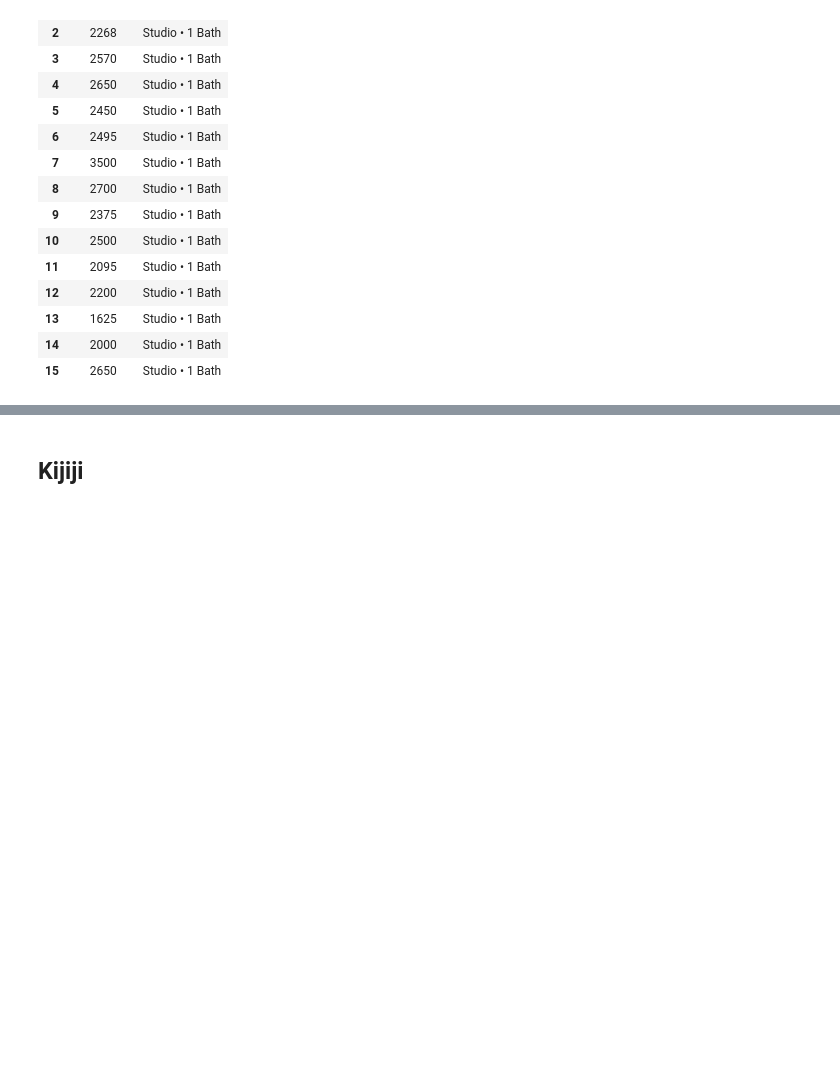
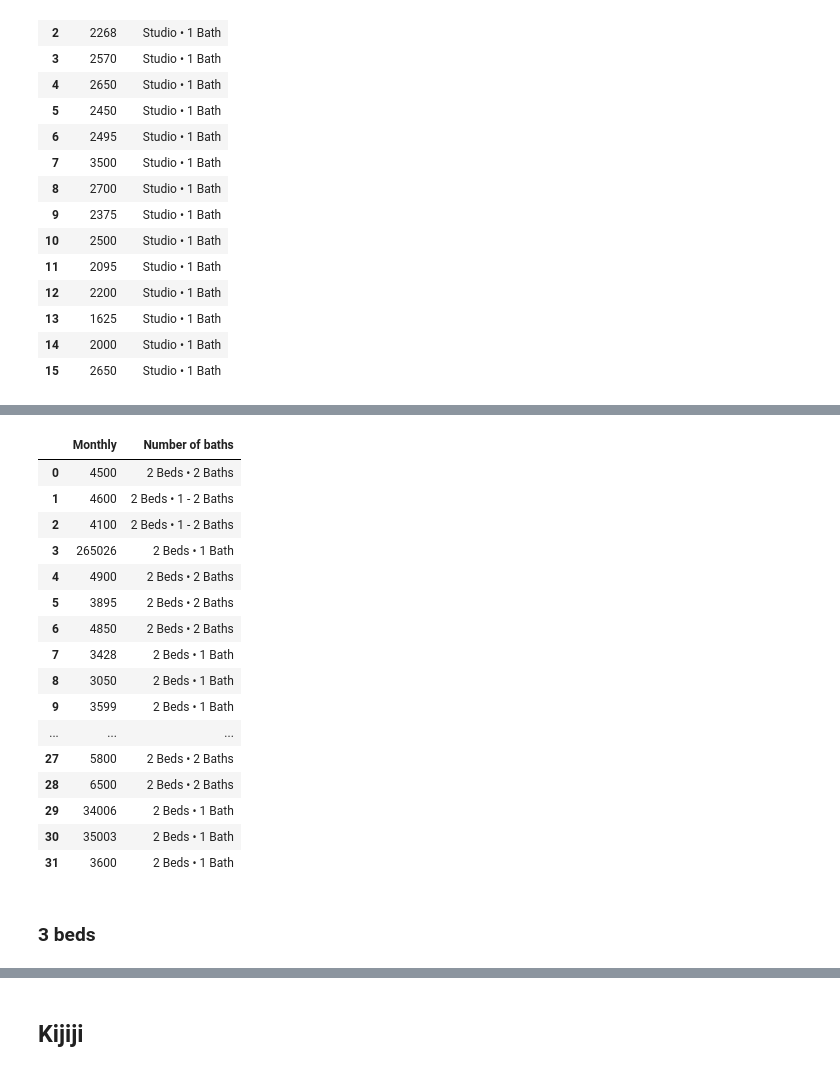
Before and after one commit to JamesKha/CodeChallenge, a Jupyter notebook: DataPrep.ipynb, the cells around one changed output, grey strips where cells are left out. Saved outputs shown, nothing was run; the diff lists cells and outputs as text; code cells hidden in the pictures; blank space fills up the shorter version.

```diff
--- a/DataPrep.ipynb
+++ b/DataPrep.ipynb
@@ -43,0 +79,34 @@ df
+# %%
+URL = "https://www.zumper.com/apartments-for-rent/vancouver-bc/west-end/2-beds"
+requestURL = requests.get(URL)
+content = requestURL.content
+soup = BeautifulSoup(content, "html.parser")
+rent = [x.text for x in soup.find_all("div", class_="css-uzc059")]
+bath = [x.text for x in soup.find_all("div", class_="css-1iq6kk8")]
+
+
+dict = {'Monthly': rent, 'Number of baths': bath}
+dfTwoBed= pd.DataFrame(dict)
+dfTwoBed['Monthly'] = dfTwoBed['Monthly'].str.replace('\D+', '')
+# %%
+dfTwoBed
+# %% [output]
+|  | Monthly | Number of baths |
+| 0 | 4500 | 2 Beds • 2 Baths |
+| 1 | 4600 | 2 Beds • 1 - 2 Baths |
+| 2 | 4100 | 2 Beds • 1 - 2 Baths |
+| 3 | 265026 | 2 Beds • 1 Bath |
+| 4 | 4900 | 2 Beds • 2 Baths |
+| 5 | 3895 | 2 Beds • 2 Baths |
+| 6 | 4850 | 2 Beds • 2 Baths |
+| 7 | 3428 | 2 Beds • 1 Bath |
+| 8 | 3050 | 2 Beds • 1 Bath |
+| 9 | 3599 | 2 Beds • 1 Bath |
+| ... | ... | ... |
+| 27 | 5800 | 2 Beds • 2 Baths |
+| 28 | 6500 | 2 Beds • 2 Baths |
+| 29 | 34006 | 2 Beds • 1 Bath |
+| 30 | 35003 | 2 Beds • 1 Bath |
+| 31 | 3600 | 2 Beds • 1 Bath |
+# %% [markdown]
+### 3 beds
```
Also changed, not shown: parts of 13 cells of this notebook.
